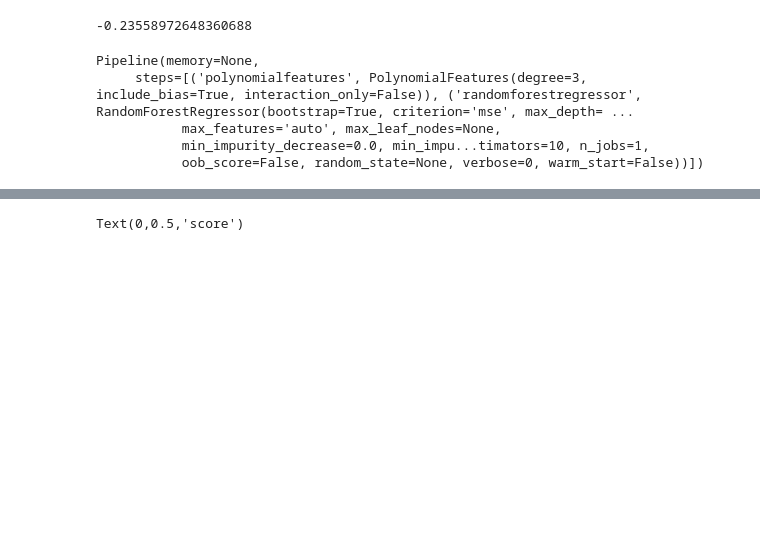
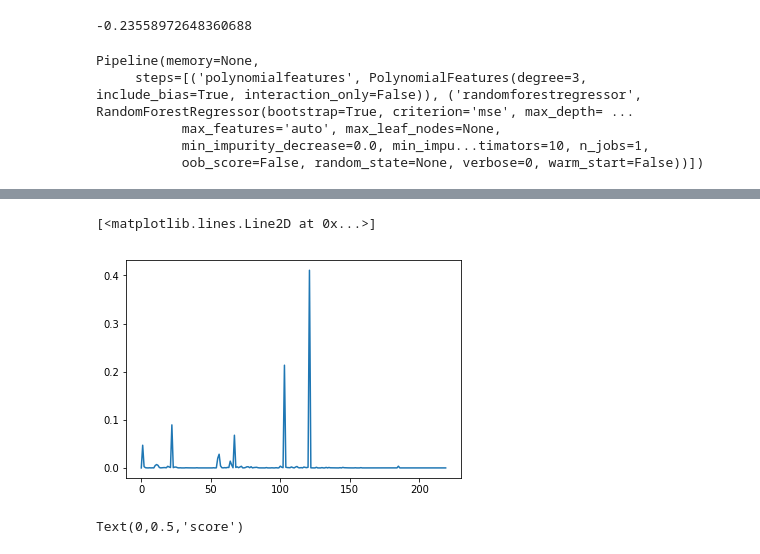
Before and after one commit to ShreyasGithub/python-data-science, a Jupyter notebook: linear_reggression.ipynb, the cells around one changed output, grey strips where cells are left out. Cells and saved outputs as stored; diff of their text form; code cells hidden in the pictures; blank space fills up the shorter version.

```diff
--- a/linear_reggression.ipynb
+++ b/linear_reggression.ipynb
@@ -624,3 +624,8 @@ metrics.mean_squared_error(test_output, test_prediction_list)
+# %%
+pyplot.plot(random_forest_polynomial_regression_model.steps[1][1].feature_importances_)
+# %% [output]
+[<matplotlib.lines.Line2D at 0x...>]
+[figure, added]
 # %%
 #validation curve
 
```
Also changed, not shown: parts of 4 cells of this notebook, 2 other files.
